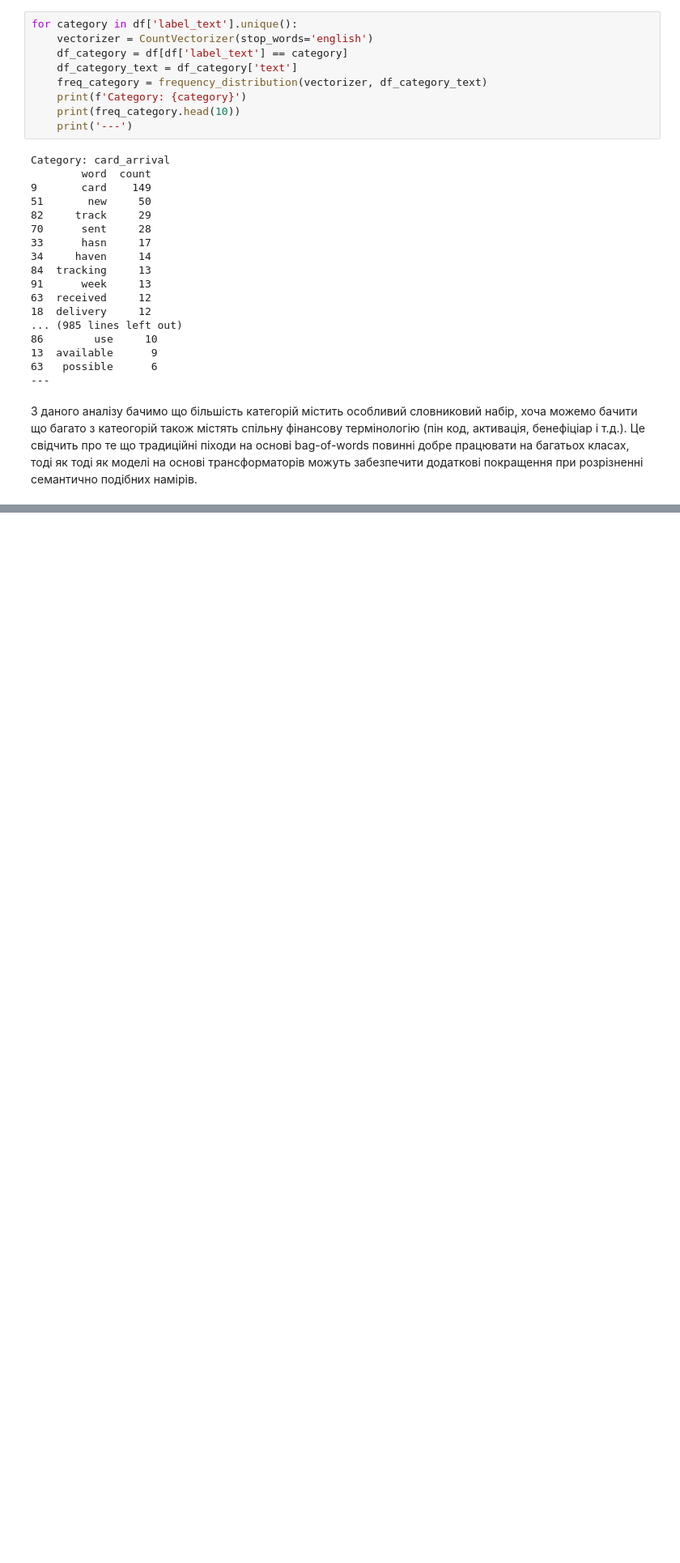
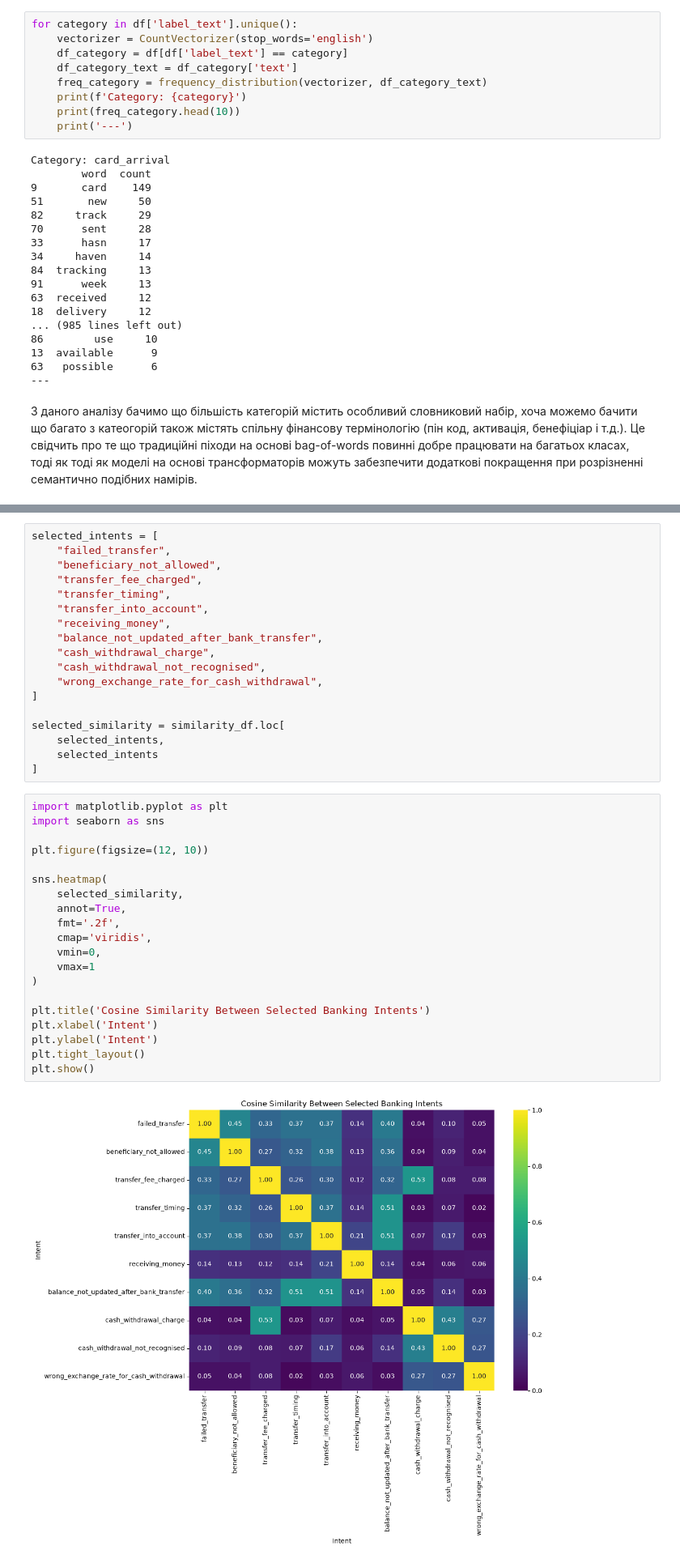
Before and after one commit to Oleg-FFF/banking-intent-classification, a Jupyter notebook: notebooks/01_EDA.ipynb, the cells around one changed output, grey strips where cells are left out. Shown at 81% size. Saved outputs shown, nothing was run; the diff lists cells and outputs as text; blank space fills up the shorter version.

```diff
--- a/notebooks/01_EDA.ipynb
+++ b/notebooks/01_EDA.ipynb
@@ -301,0 +343,40 @@ Category: card_arrival
+# %%
+selected_intents = [
+    "failed_transfer",
+    "beneficiary_not_allowed",
+    "transfer_fee_charged",
+    "transfer_timing",
+    "transfer_into_account",
+    "receiving_money",
+    "balance_not_updated_after_bank_transfer",
+    "cash_withdrawal_charge",
+    "cash_withdrawal_not_recognised",
+    "wrong_exchange_rate_for_cash_withdrawal",
+]
+
+selected_similarity = similarity_df.loc[
+    selected_intents,
+    selected_intents
+]
+# %%
+import matplotlib.pyplot as plt
+import seaborn as sns
+
+plt.figure(figsize=(12, 10))
+
+sns.heatmap(
+    selected_similarity,
+    annot=True,
+    fmt='.2f',
+    cmap='viridis',
+    vmin=0,
+    vmax=1
+)
+
+plt.title('Cosine Similarity Between Selected Banking Intents')
+plt.xlabel('Intent')
+plt.ylabel('Intent')
+plt.tight_layout()
+plt.show()
+# %% [output]
+[figure, added]
```
Also changed, not shown: parts of 4 cells of this notebook.
